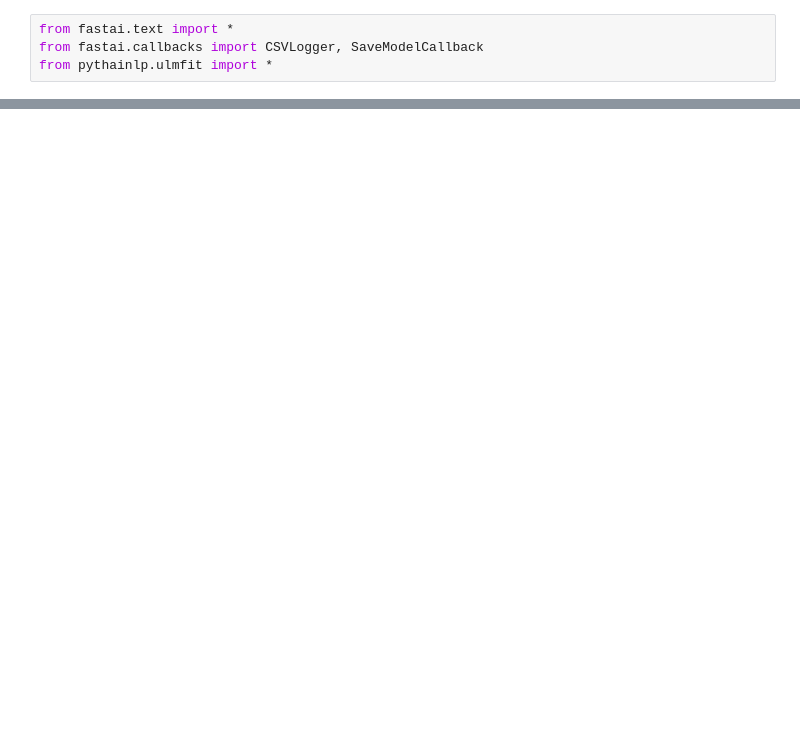
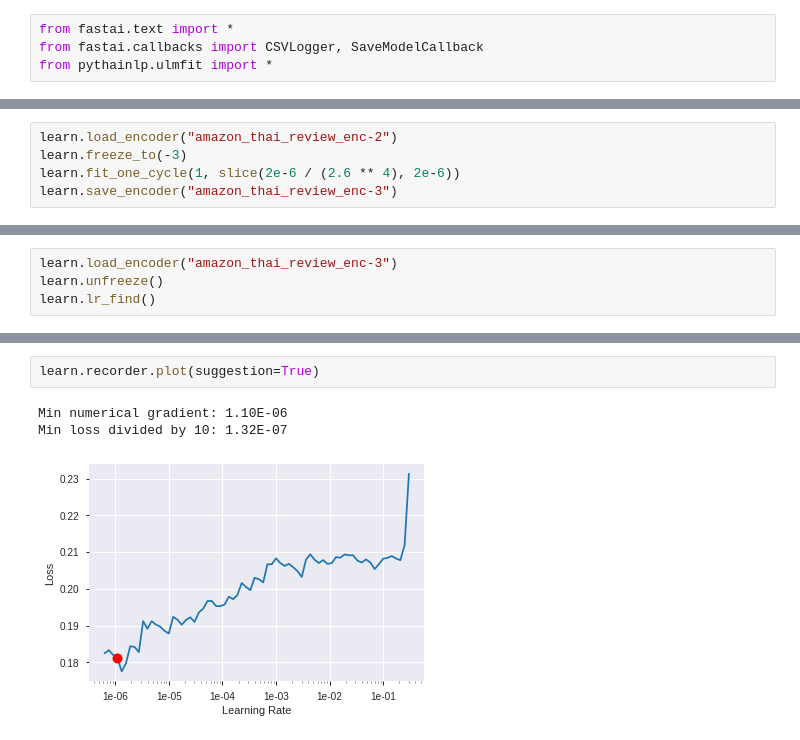
Before and after one commit to witchapong/amazon-thai-fake-review-classification, a Jupyter notebook: Benchmark.ipynb, the cells around one changed output, grey strips where cells are left out. Saved outputs shown, nothing was run; the diff lists cells and outputs as text; blank space fills up the shorter version.

```diff
--- a/Benchmark.ipynb
+++ b/Benchmark.ipynb
@@ -245,0 +486,5 @@ _THWIKI_LSTM
+# %%
+learn.load_encoder("amazon_thai_review_enc-2")
+learn.freeze_to(-3)
+learn.fit_one_cycle(1, slice(2e-6 / (2.6 ** 4), 2e-6))
+learn.save_encoder("amazon_thai_review_enc-3")
@@ -245,0 +511,4 @@ _THWIKI_LSTM
+# %%
+learn.load_encoder("amazon_thai_review_enc-3")
+learn.unfreeze()
+learn.lr_find()
@@ -245,0 +537,6 @@ _THWIKI_LSTM
+# %%
+learn.recorder.plot(suggestion=True)
+# %% [output]
+Min numerical gradient: 1.10E-06
+Min loss divided by 10: 1.32E-07
+[figure, added]
```
Also changed, not shown: parts of 45 cells of this notebook.
